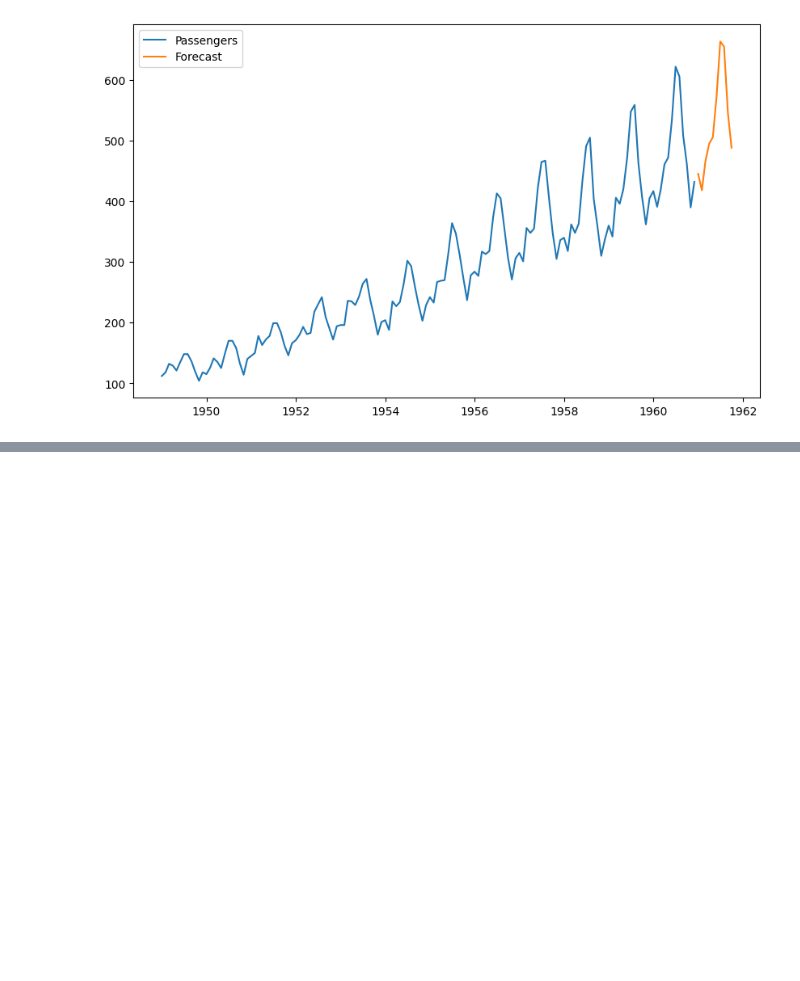
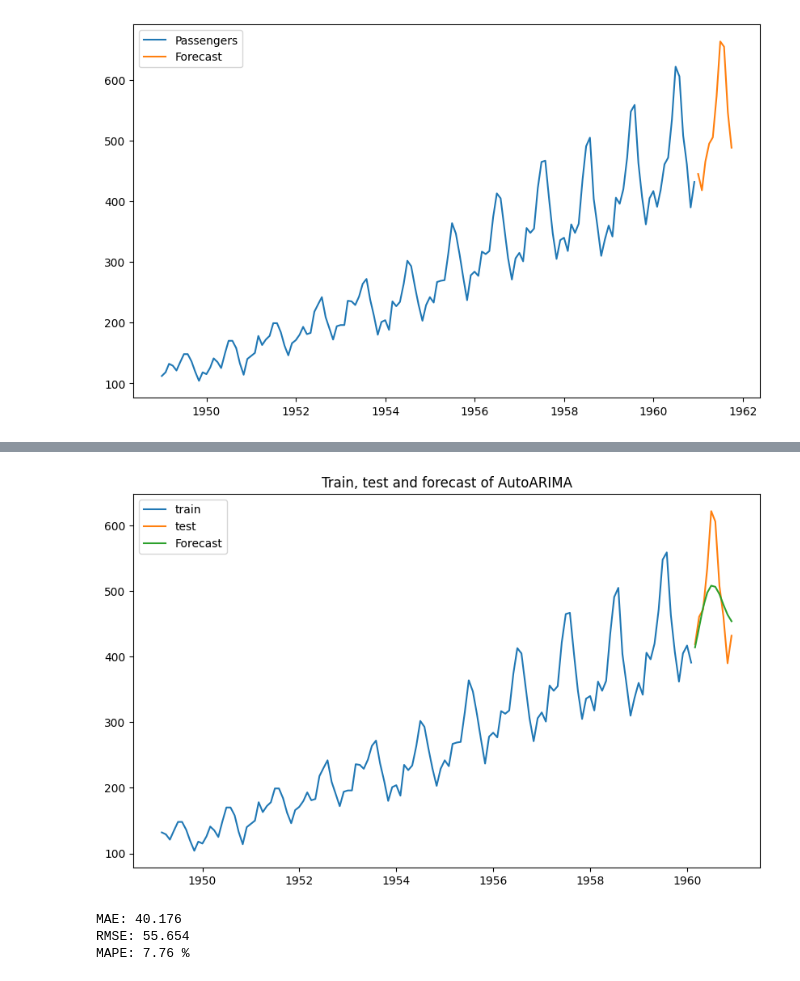
Before and after one commit to manoje8/time_series_analysis_exercise, a Jupyter notebook: rosetta_stone/rosetta.ipynb, the cells around one changed output, grey strips where cells are left out. Saved outputs shown, nothing was run; the diff lists cells and outputs as text; code cells hidden in the pictures; blank space fills up the shorter version.

```diff
--- a/rosetta_stone/rosetta.ipynb
+++ b/rosetta_stone/rosetta.ipynb
@@ -180,0 +233,3 @@ plt.show()
+# %%
+df = df.dropna().ffill()
+df.head()
@@ -180,0 +244,5 @@ plt.show()
+# %%
+# train and test data set
+a_periods = 10
+a_train, a_test = df.iloc[:-a_periods], df.iloc[-a_periods:]
+a_train.head()
@@ -180,0 +257,3 @@ plt.show()
+# %%
+model = auto_arima(train['y'], seasonal=False)
+model.summary()
@@ -180,0 +282,3 @@ plt.show()
+# %%
+prediction_model = model.predict(n_periods=len(a_test))
+prediction_model
@@ -180,0 +297,7 @@ plt.show()
+# %%
+model_assessment(a_train['y'], a_test['y'], prediction_model, 'AutoARIMA')
+# %% [output]
+[figure, added]
+MAE: 40.176
+RMSE: 55.654
+MAPE: 7.76 %
```
Also changed, not shown: parts of 34 cells of this notebook, 2 other files.
